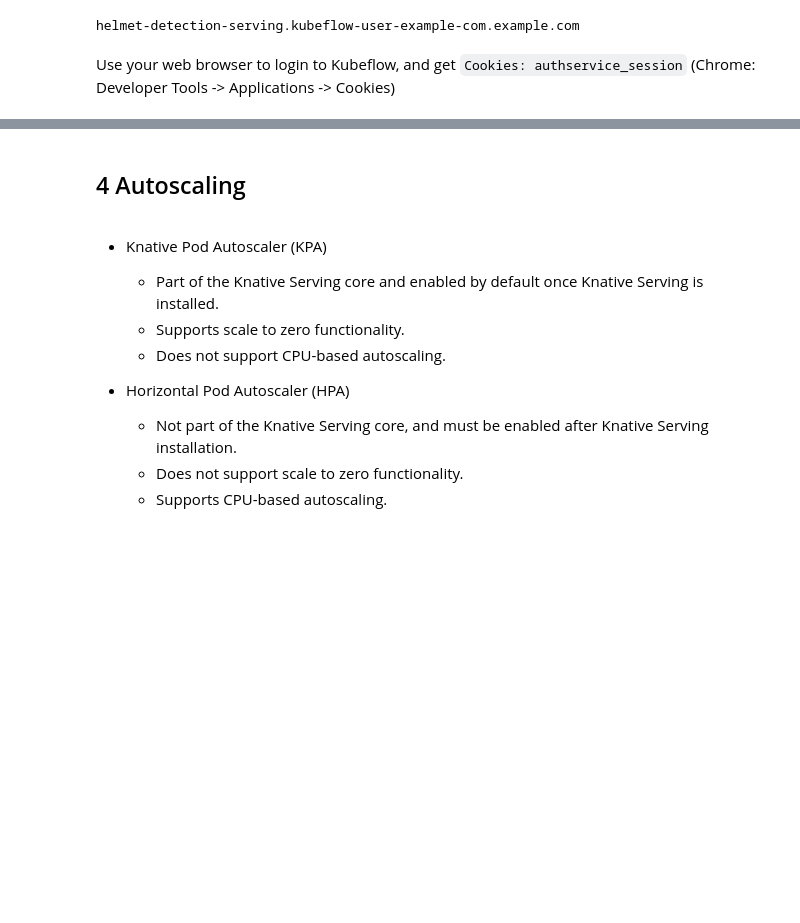
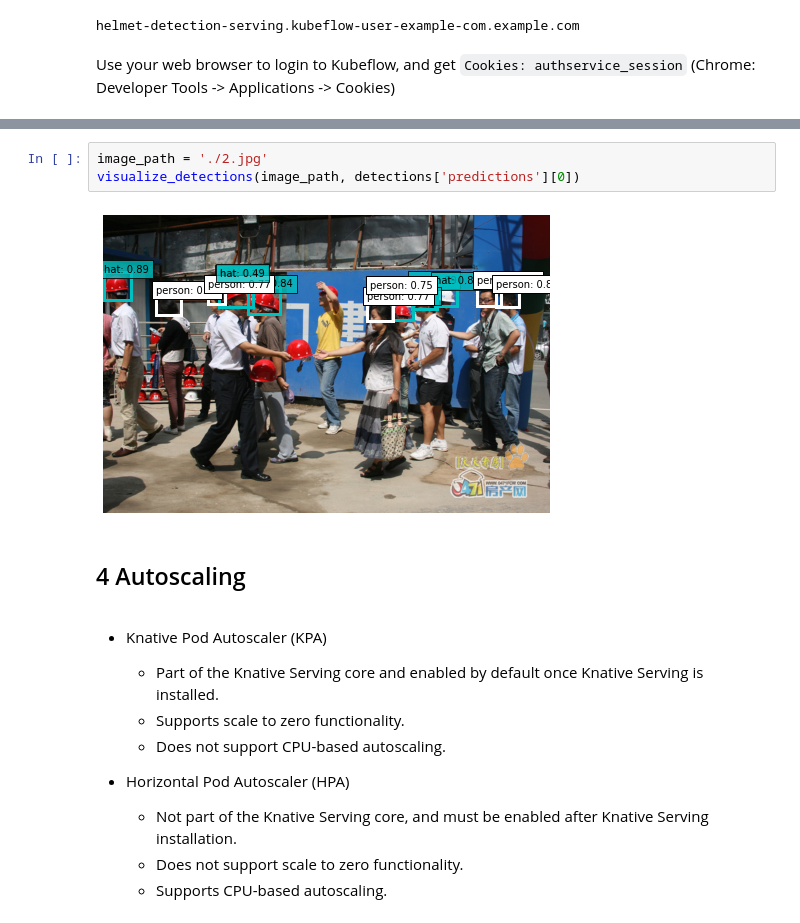
Before and after one commit to harperjuanl/Helmet-Detection-Yolov5, a Jupyter notebook: kserve/helment_kserve.ipynb, the cells around one changed output, grey strips where cells are left out. Drawn from its saved outputs; the diff is of its cells as text; blank space fills up the shorter version.

```diff
--- a/kserve/helment_kserve.ipynb
+++ b/kserve/helment_kserve.ipynb
@@ -557,3 +709,8 @@ uri:  http://10.117.233.8/v1/models/helmet_detection:predict
+# %%
+image_path = './2.jpg'
+visualize_detections(image_path, detections['predictions'][0])
+# %% [output]
+[figure, added]
 # %% [markdown]
 ## 4 Autoscaling
 # %% [markdown]
```
Also changed, not shown: parts of 31 cells of this notebook.
